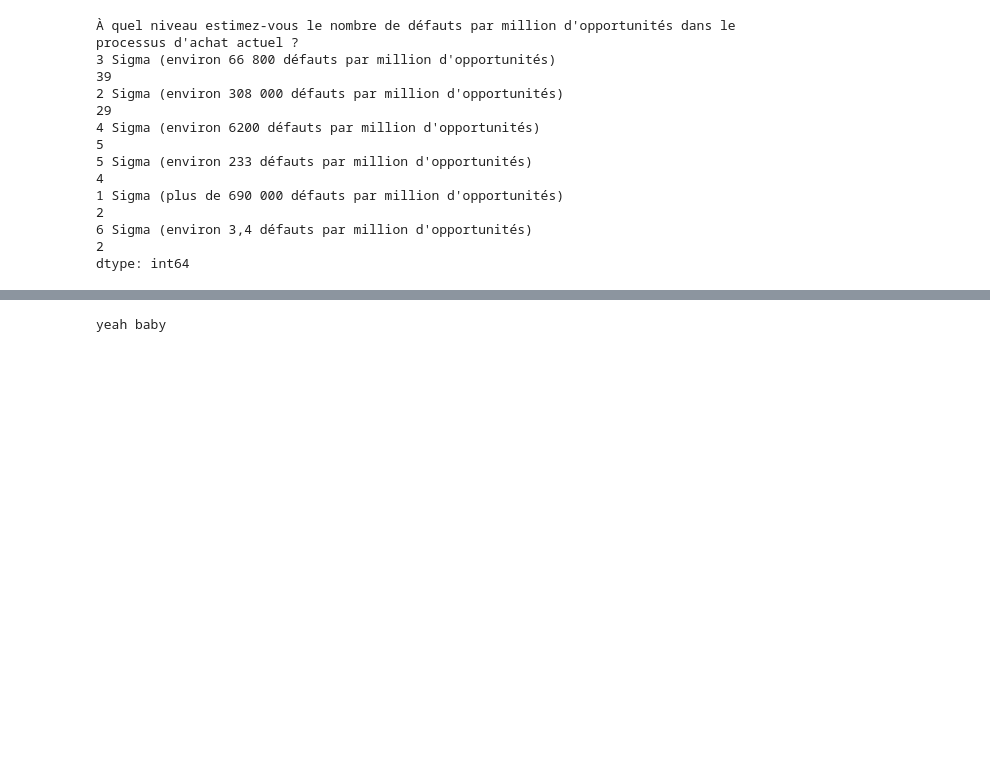
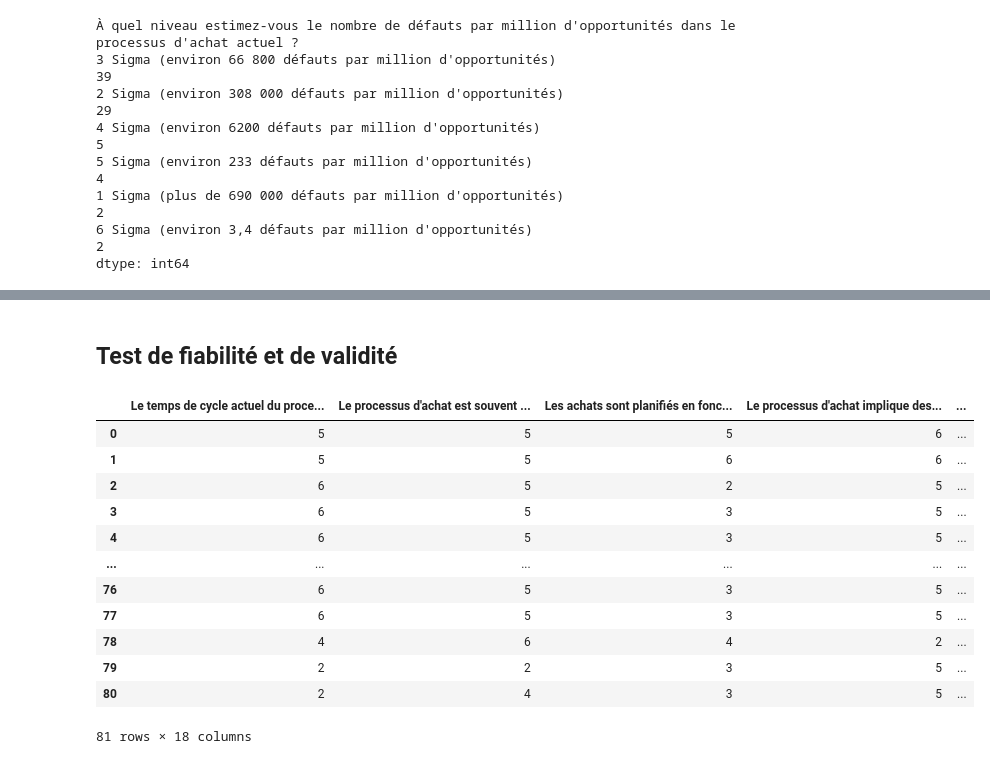
Before and after one commit to yahiro12345/Achraf, a Jupyter notebook: analyse.ipynb, the cells around one changed output, grey strips where cells are left out. Drawn from its saved outputs; the diff is of its cells as text; code cells hidden in the pictures; blank space fills up the shorter version.

```diff
--- a/analyse.ipynb
+++ b/analyse.ipynb
@@ -573,7 +614,32 @@ plt.ylim(0, item_20.max() * 1.2)
 # %% [output]
 (0.0, 46.8)
 [drawing not drawn]
-# %%
-print("yeah baby")
-# %% [output]
-yeah baby
+# %% [markdown]
+## Test de fiabilité et de validité
+# %%
+mapping_dict = {
+    "Tout à fait d’accord":6,
+    "D’accord":5,
+    "Légèrement d’accord":4,
+    "Légèrement pas d’accord":3,
+    "Pas d’accord":2,
+    "Pas du tout d'accord":1,
+}
+# %%
+df_2 = df.iloc[:,1:-1].replace(mapping_dict)
+# %%
+df_2
+# %% [output]
+|  | Le temps de cycle actuel du proce... | Le processus d'achat est souvent ... | Les achats sont planifiés en fonc... | Le processus d'achat implique des... | ... |
+| 0 | 5 | 5 | 5 | 6 | ... |
+| 1 | 5 | 5 | 6 | 6 | ... |
+| 2 | 6 | 5 | 2 | 5 | ... |
+| 3 | 6 | 5 | 3 | 5 | ... |
+| 4 | 6 | 5 | 3 | 5 | ... |
+| ... | ... | ... | ... | ... | ... |
+| 76 | 6 | 5 | 3 | 5 | ... |
+| 77 | 6 | 5 | 3 | 5 | ... |
+| 78 | 4 | 6 | 4 | 2 | ... |
+| 79 | 2 | 2 | 3 | 5 | ... |
+| 80 | 2 | 4 | 3 | 5 | ... |
+81 rows × 18 columns
```
Also changed, not shown: parts of 28 cells of this notebook.
